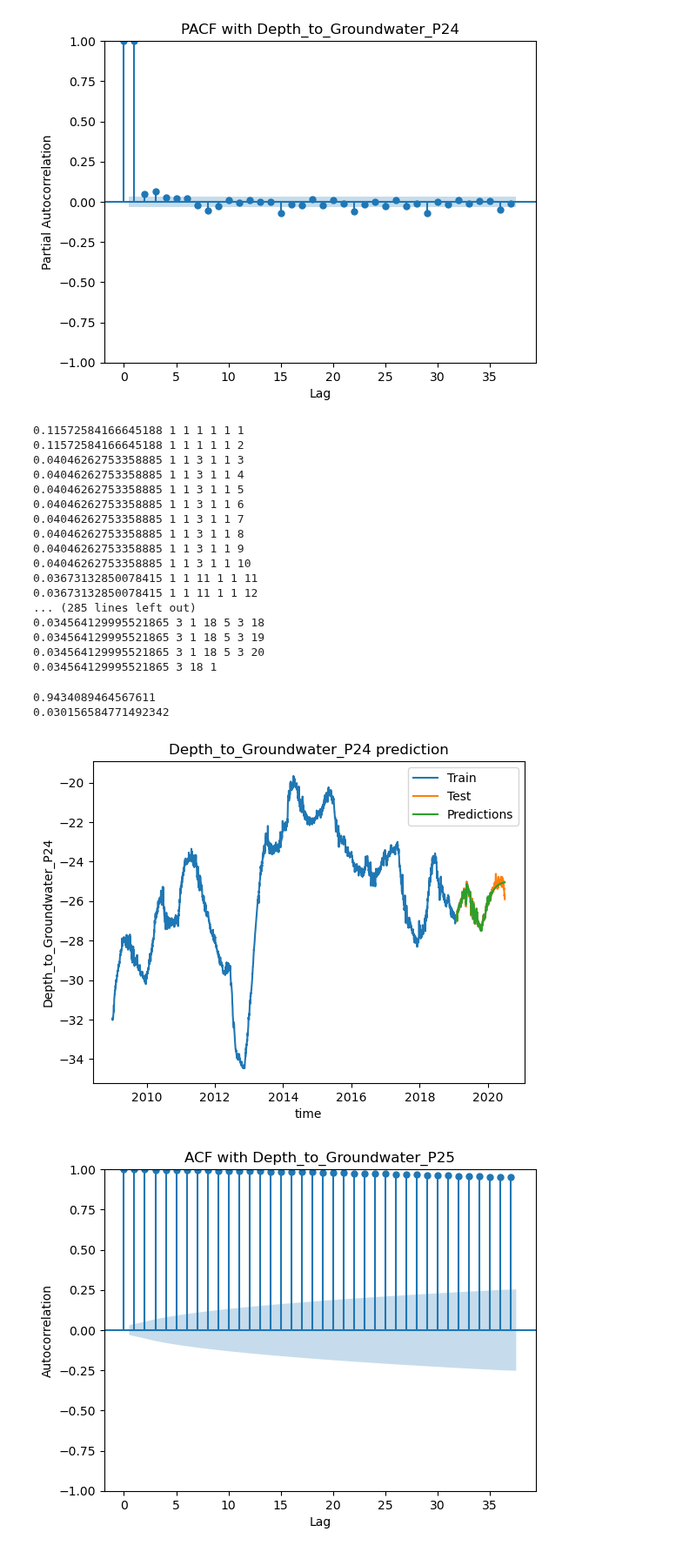
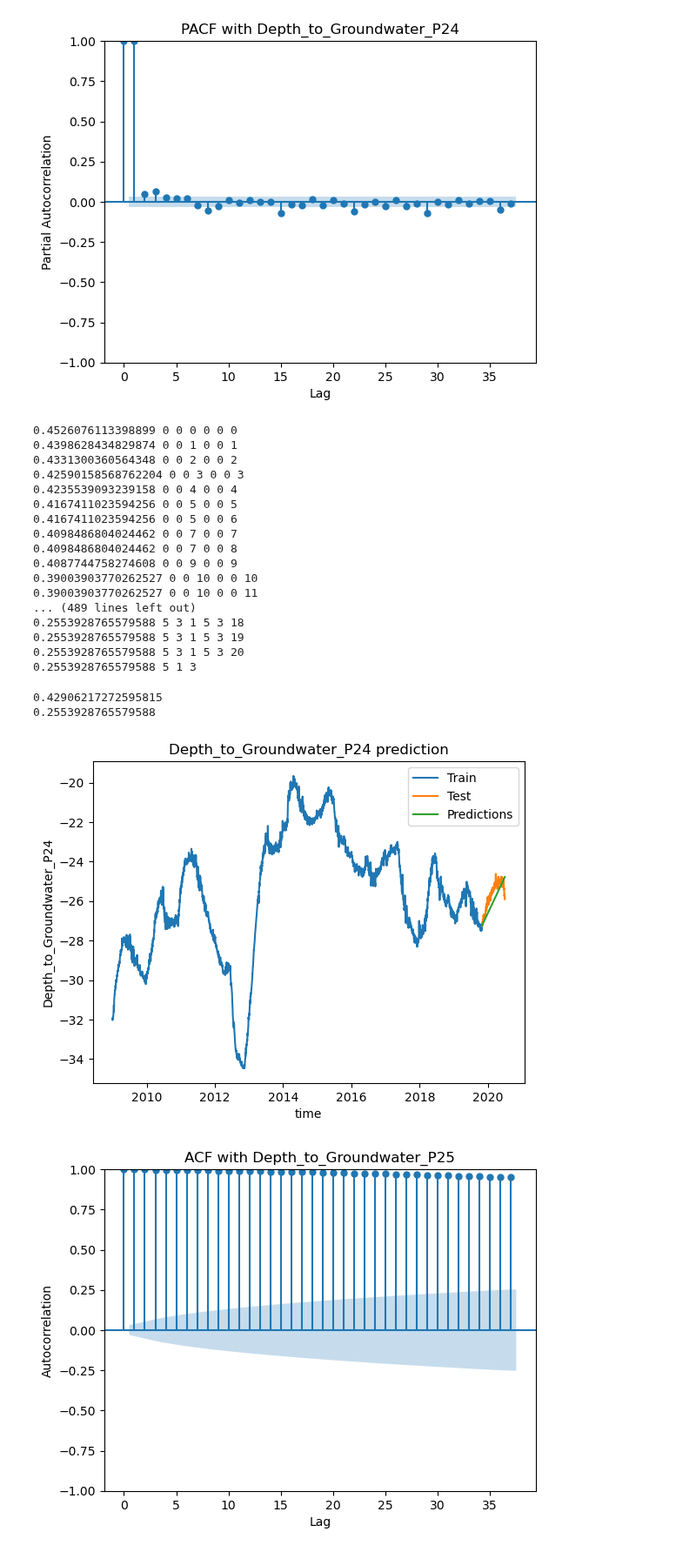
Before and after one commit to ZhouXiinlei/ml_WaterAnalytics, a Jupyter notebook: Aquifer_Petrignano_Process.ipynb, the cells around one changed output. Shown at 87% size. Drawn from its saved outputs; the diff is of its cells as text; code cells hidden in the pictures.

```diff
--- a/Aquifer_Petrignano_Process.ipynb
+++ b/Aquifer_Petrignano_Process.ipynb
@@ -279,8 +279,8 @@ data_output2 = df1.loc['2009-01-01':'2020-06-30', 'Depth_to_Groundwater_P25']
 from sklearn.metrics import r2_score
 from sklearn.metrics import mean_squared_error
 from statsmodels.graphics.tsaplots import plot_acf, plot_pacf
-train_data_1 = data_output1.loc['2009-01-01':'2020-02-01']
-test_data_1 = data_output1.loc['2019-02-01':'2020-06-30']
+train_data_1 = data_output1.loc['2009-01-01':'2019-11-01']
+test_data_1 = data_output1.loc['2019-11-01':'2020-06-30']
 plot_acf(data_output1, alpha=0.05)
 plt.xlabel('Lag')
 plt.ylabel('Autocorrelation')
@@ -301,9 +301,9 @@ min_mean_squared_error = 1
 best_p = 1
 best_d = 1
 best_q = 1
-for p in range(1,6):
-    for d in range(1,4):
-        for q in range(1,21):
+for p in range(0,6):
+    for d in range(0,4):
+        for q in range(0,21):
             model_1 = ARIMA(train_data_1, order=(p, d, q))
             model_fit = model_1.fit()
             start_date = test_data_1.index[0]
@@ -317,45 +317,44 @@ for p in range(1,6):
             print(min_mean_squared_error,best_p,best_d,best_q,p,d,q)
 print(min_mean_squared_error,best_p,best_q,best_d)
 # %% [output]
-0.11572584166645188 1 1 1 1 1 1
-0.11572584166645188 1 1 1 1 1 2
-0.04046262753358885 1 1 3 1 1 3
-0.04046262753358885 1 1 3 1 1 4
-0.04046262753358885 1 1 3 1 1 5
-0.04046262753358885 1 1 3 1 1 6
-0.04046262753358885 1 1 3 1 1 7
-0.04046262753358885 1 1 3 1 1 8
-0.04046262753358885 1 1 3 1 1 9
-0.04046262753358885 1 1 3 1 1 10
-0.03673132850078415 1 1 11 1 1 11
-0.03673132850078415 1 1 11 1 1 12
-... (285 lines left out)
-0.034564129995521865 3 1 18 5 3 18
-0.034564129995521865 3 1 18 5 3 19
-0.034564129995521865 3 1 18 5 3 20
-0.034564129995521865 3 18 1
+0.4526076113398899 0 0 0 0 0 0
+0.4398628434829874 0 0 1 0 0 1
+0.4331300360564348 0 0 2 0 0 2
+0.42590158568762204 0 0 3 0 0 3
+0.4235539093239158 0 0 4 0 0 4
+0.4167411023594256 0 0 5 0 0 5
+0.4167411023594256 0 0 5 0 0 6
+0.4098486804024462 0 0 7 0 0 7
+0.4098486804024462 0 0 7 0 0 8
+0.4087744758274608 0 0 9 0 0 9
+0.39003903770262527 0 0 10 0 0 10
+0.39003903770262527 0 0 10 0 0 11
+... (489 lines left out)
+0.2553928765579588 5 3 1 5 3 18
+0.2553928765579588 5 3 1 5 3 19
+0.2553928765579588 5 3 1 5 3 20
+0.2553928765579588 5 1 3
 # %%
-best_p, best_d, best_q = 3 ,1 ,18
 from statsmodels.tsa.arima.model import ARIMA
 model_1 = ARIMA(train_data_1, order=(best_p, best_d, best_q))
 model_fit = model_1.fit()
 start_date = test_data_1.index[0]
 end_date = test_data_1.index[-1]
 predictions = model_fit.predict(start=start_date, end=end_date)
 print(r2_score(test_data_1, predictions))
 print(mean_squared_error(test_data_1, predictions))
 plt.plot(train_data_1, label='Train')
 plt.plot(test_data_1, label='Test')
 plt.plot(predictions, label='Predictions')
 plt.xlabel('time')
 plt.ylabel('Depth_to_Groundwater_P24')
 plt.title('Depth_to_Groundwater_P24 prediction')
 plt.legend()
 plt.show()
 # %% [output]
-0.9434089464567611
-0.030156584771492342
+0.42906217272595815
+0.2553928765579588
-[figure, old version]
+[figure, new version]
 # %%
 #ARIMA模型---Depth_to_Groundwater_P25
 from sklearn.metrics import r2_score
```
Also changed, not shown: parts of 1 cell of this notebook.
